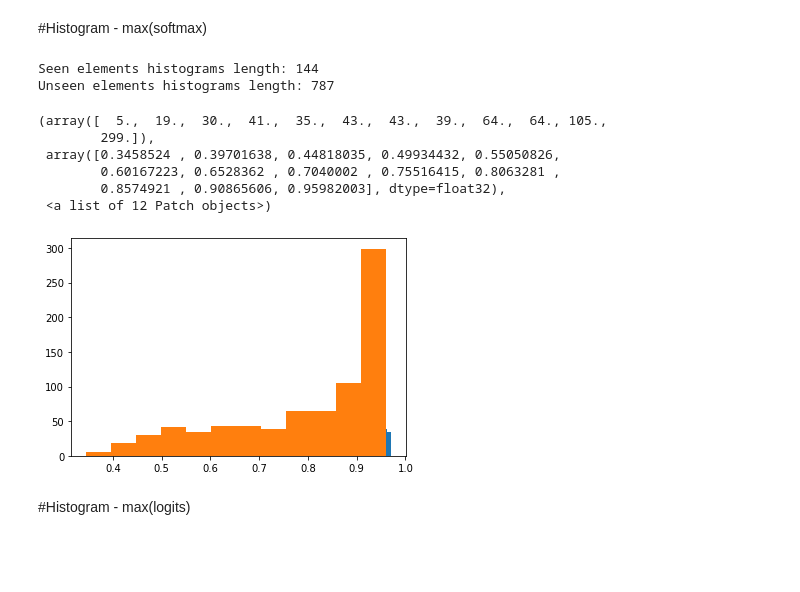
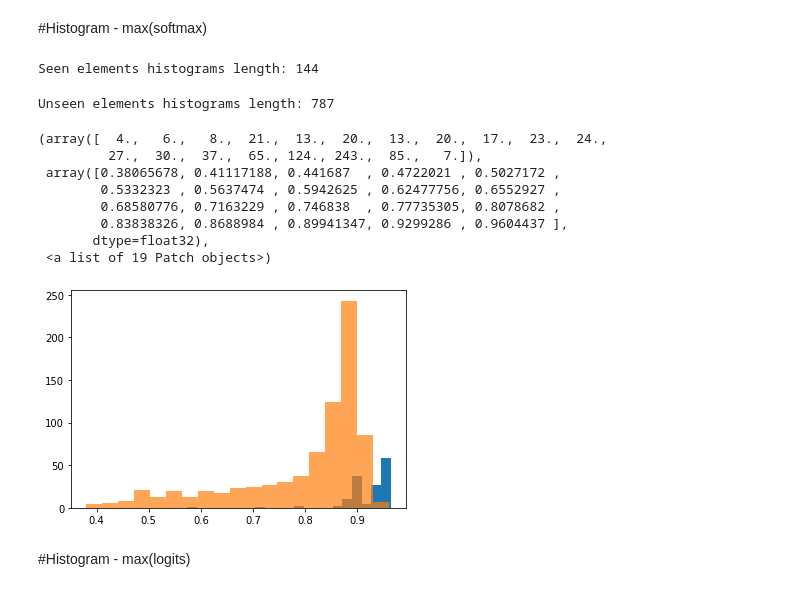
Before and after one commit to WiktorPieklik/Secure-Text-Classification, a Jupyter notebook: src/notebooks/bert_and_roberta.ipynb, the cells around one changed output. Saved outputs shown, nothing was run; the diff lists cells and outputs as text; code cells hidden in the pictures; blank space fills up the shorter version.

```diff
--- a/src/notebooks/bert_and_roberta.ipynb
+++ b/src/notebooks/bert_and_roberta.ipynb
@@ -16,7 +21,7 @@ roberta_checkpoint = 'roberta-base'
 
 checkpoint = bert_checkpoint
 
-datapath = "/content/gdrive/MyDrive/Colab Notebooks/bbc_train.csv"
+datapath = "/content/drive/MyDrive/Colab Notebooks/bbc_train.csv"
 df = pd.read_csv(datapath)
 df.groupby(['category']).size().plot.bar()
 tokenizer = BertTokenizer.from_pretrained(checkpoint)
@@ -405,7 +420,7 @@ torch.save(test_label_list, '/content/gdrive/MyDrive/Colab Notebooks/test_label_
 # %% [markdown]
 # Out-Of-Distribution data
 # %%
-datapath = "/content/gdrive/MyDrive/Colab Notebooks/bbc_test.csv"
+datapath = "/content/drive/MyDrive/Colab Notebooks/bbc_test.csv"
 df_outside = pd.read_csv(datapath)
 df_outside.groupby(['category']).size().plot.bar()
 labels = {
@@ -447,9 +474,19 @@ def get_hist_data_softmax(probabilities_list):
   return hist_prob
 # %%
 hist_norm_softmax = get_hist_data_softmax(probabilities_list)
-hist_outside_softmax = get_hist_data_softmax(probabilities_list_outside)
 print(f"Seen elements histograms length: {len(hist_norm_softmax)}")
-print(f"Unseen elements histograms length: {len(hist_outside_softmax)}")
 # %% [output]
 Seen elements histograms length: 144
-Unseen elements histograms length: 787
+# %%
+def get_hist_data_ood_softmax(probabilities_list):
+  hist_prob = []
+  for i in range(len(probabilities_list)):
+    probabilities_list[i] = probabilities_list[i].numpy(force=True)
+    for j in range(len(probabilities_list[i])):
+      hist_prob.append(probabilities_list[i][j].max())
+  return hist_prob
+# %%
+hist_outside_softmax = get_hist_data_ood_softmax(probabilities_list_outside)
+print(f"Unseen elements histograms length: {len(hist_outside_softmax)}")
+# %% [output]
+Unseen elements histograms length: 787
@@ -456,14 +495,16 @@ Unseen elements histograms length: 787
 # %%
 plt.hist(hist_norm_softmax, bins='auto')
-plt.hist(hist_outside_softmax, bins='auto')
+plt.hist(hist_outside_softmax, bins='auto', alpha=0.7)
 # %% [output]
-(array([  5.,  19.,  30.,  41.,  35.,  43.,  43.,  39.,  64.,  64., 105.,
-        299.]),
- array([0.3458524 , 0.39701638, 0.44818035, 0.49934432, 0.55050826,
-        0.60167223, 0.6528362 , 0.7040002 , 0.75516415, 0.8063281 ,
-        0.8574921 , 0.90865606, 0.95982003], dtype=float32),
- <a list of 12 Patch objects>)
+(array([  4.,   6.,   8.,  21.,  13.,  20.,  13.,  20.,  17.,  23.,  24.,
+         27.,  30.,  37.,  65., 124., 243.,  85.,   7.]),
+ array([0.38065678, 0.41117188, 0.441687  , 0.4722021 , 0.5027172 ,
+        0.5332323 , 0.5637474 , 0.5942625 , 0.62477756, 0.6552927 ,
+        0.68580776, 0.7163229 , 0.746838  , 0.77735305, 0.8078682 ,
+        0.83838326, 0.8688984 , 0.89941347, 0.9299286 , 0.9604437 ],
+       dtype=float32),
+ <a list of 19 Patch objects>)
-[figure, old version]
+[figure, new version]
 # %% [markdown]
 #Histogram - max(logits)
 # %%
```
Also changed, not shown: parts of 43 cells of this notebook.
